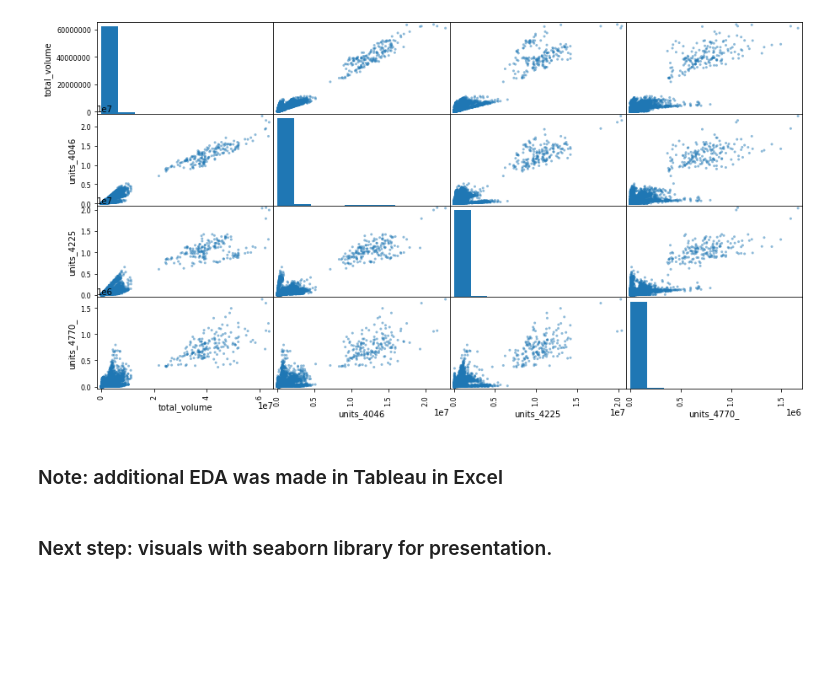
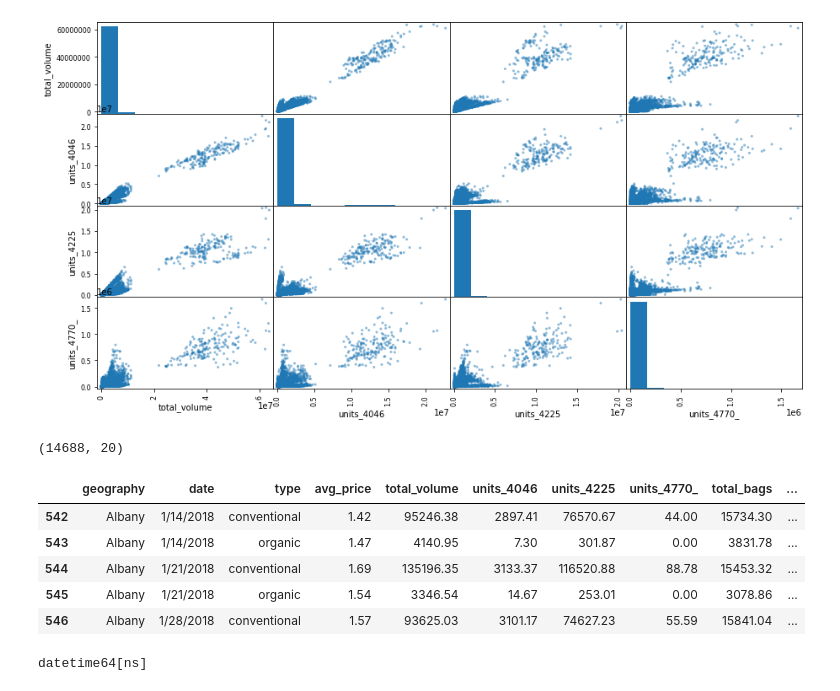
Before and after one commit to davidmcbee/Health_and_Avocados, a Jupyter notebook: 04_EDA_and_statistics.ipynb, the cells around one changed output. Saved outputs shown, nothing was run; the diff lists cells and outputs as text; code cells hidden in the pictures; blank space fills up the shorter version.

```diff
--- a/04_EDA_and_statistics.ipynb
+++ b/04_EDA_and_statistics.ipynb
@@ -195,4 +140,0 @@ pd.plotting.scatter_matrix(all_prices_and_production_df.iloc[:,4:8], figsize=(15
-# %% [markdown]
-### Note: additional EDA was made in Tableau in Excel
-# %% [markdown]
-### Next step: visuals with seaborn library for presentation.
@@ -198,0 +145,20 @@ pd.plotting.scatter_matrix(all_prices_and_production_df.iloc[:,4:8], figsize=(15
+# %%
+## Cleaning and preprocesing the data.
+# Change None values to NaN.
+all_prices_and_production_df = all_prices_and_production_df.fillna(value=np.nan)
+# %%
+# Count Null values
+#avocado_df.isnull().sum()
+
+# Drop Null values
+all_prices_and_production_df = all_prices_and_production_df.dropna(how='any')
+print(all_prices_and_production_df.shape)
+all_prices_and_production_df.head()
+# %% [output]
+(14688, 20)
+|  | geography | date | type | avg_price | total_volume | units_4046 | units_4225 | units_4770_ | total_bags | ... |
+| 542 | Albany | 1/14/2018 | conventional | 1.42 | 95246.38 | 2897.41 | 76570.67 | 44.00 | 15734.30 | ... |
+| 543 | Albany | 1/14/2018 | organic | 1.47 | 4140.95 | 7.30 | 301.87 | 0.00 | 3831.78 | ... |
+| 544 | Albany | 1/21/2018 | conventional | 1.69 | 135196.35 | 3133.37 | 116520.88 | 88.78 | 15453.32 | ... |
+| 545 | Albany | 1/21/2018 | organic | 1.54 | 3346.54 | 14.67 | 253.01 | 0.00 | 3078.86 | ... |
+| 546 | Albany | 1/28/2018 | conventional | 1.57 | 93625.03 | 3101.17 | 74627.23 | 55.59 | 15841.04 | ... |
@@ -198,0 +173,7 @@ pd.plotting.scatter_matrix(all_prices_and_production_df.iloc[:,4:8], figsize=(15
+# %%
+# Convert date object to date and check datatype
+import datetime
+all_prices_and_production_df.date = all_prices_and_production_df.date.apply(pd.to_datetime)
+print(all_prices_and_production_df.date.dtypes)
+# %% [output]
+datetime64[ns]
```
Also changed, not shown: parts of 15 cells of this notebook, 2 other files.
